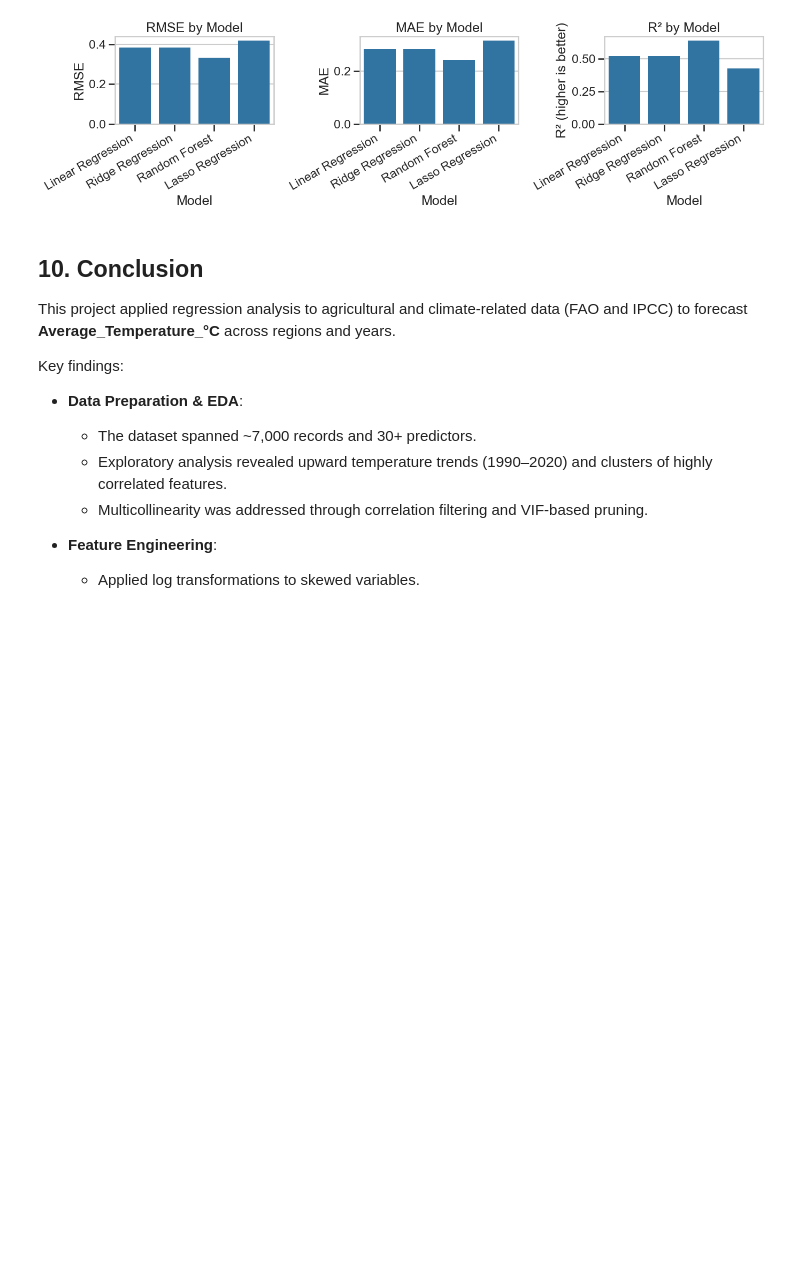
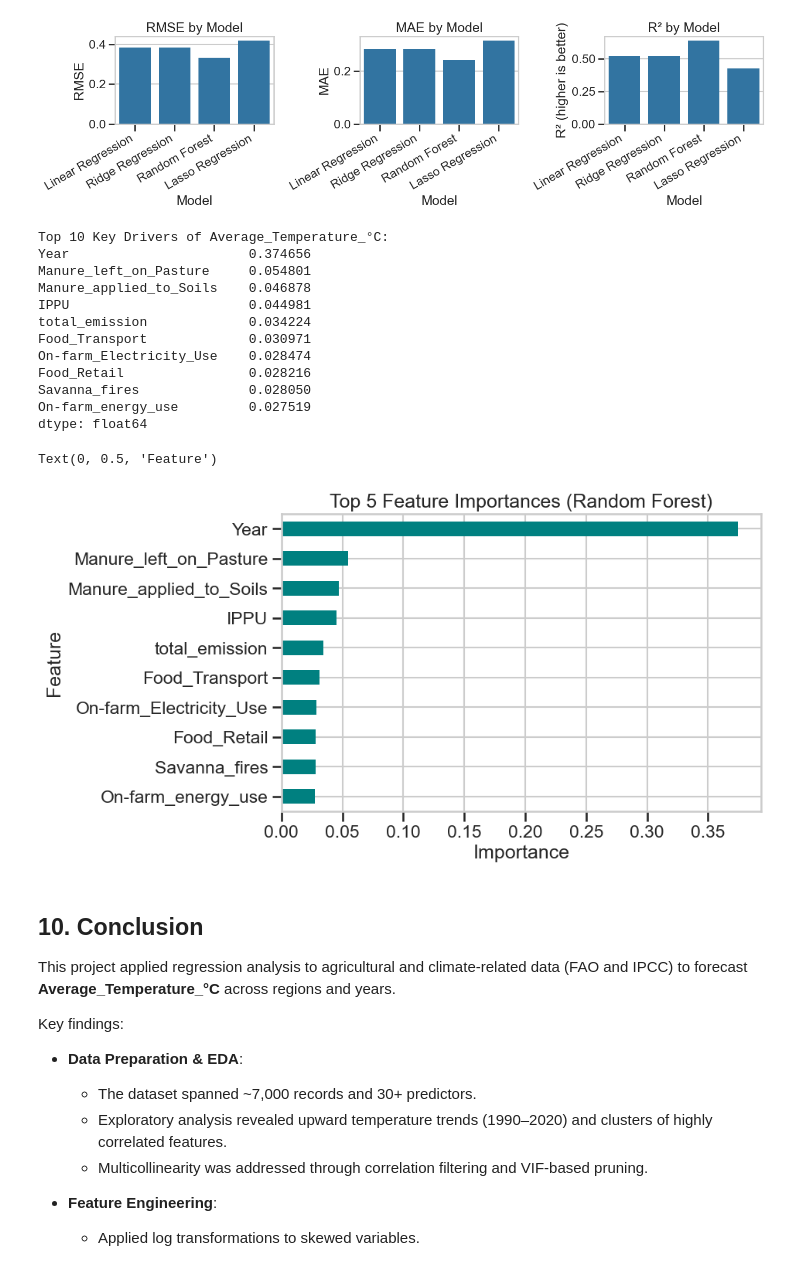
Before and after one commit to TiffanyWatt/2401PTDS_Regression_Project, a Jupyter notebook: CO2_climate change.ipynb, the cells around one changed output. Saved outputs shown, nothing was run; the diff lists cells and outputs as text; code cells hidden in the pictures; blank space fills up the shorter version.

```diff
--- a/CO2_climate change.ipynb
+++ b/CO2_climate change.ipynb
@@ -1117,6 +1107,35 @@ tidy(ax[2], "R² by Model", "Model", "R² (higher is better)")
 plt.tight_layout()
 # %% [output]
 [figure]
+# %%
+# Assuming rf is your trained RandomForestRegressor
+importances = pd.Series(rf.feature_importances_, index=X_train.columns)
+
+# Get top 5
+top10_features = importances.sort_values(ascending=False).head(10)
+print("Top 10 Key Drivers of Average_Temperature_°C:")
+print(top10_features)
+
+# Plot them
+ax = top10_features.sort_values().plot(kind="barh", figsize=(8,5), color="teal")
+ax.set_title("Top 5 Feature Importances (Random Forest)")
+ax.set_xlabel("Importance")
+ax.set_ylabel("Feature")
+# %% [output]
+Top 10 Key Drivers of Average_Temperature_°C:
+Year                       0.374656
+Manure_left_on_Pasture     0.054801
+Manure_applied_to_Soils    0.046878
+IPPU                       0.044981
+total_emission             0.034224
+Food_Transport             0.030971
+On-farm_Electricity_Use    0.028474
+Food_Retail                0.028216
+Savanna_fires              0.028050
+On-farm_energy_use         0.027519
+dtype: float64
+Text(0, 0.5, 'Feature')
+[figure, added]
 # %% [markdown]
 ## 10. Conclusion <a class="anchor" id="chapter10"></a>
 
```
Also changed, not shown: parts of 2 cells of this notebook.
